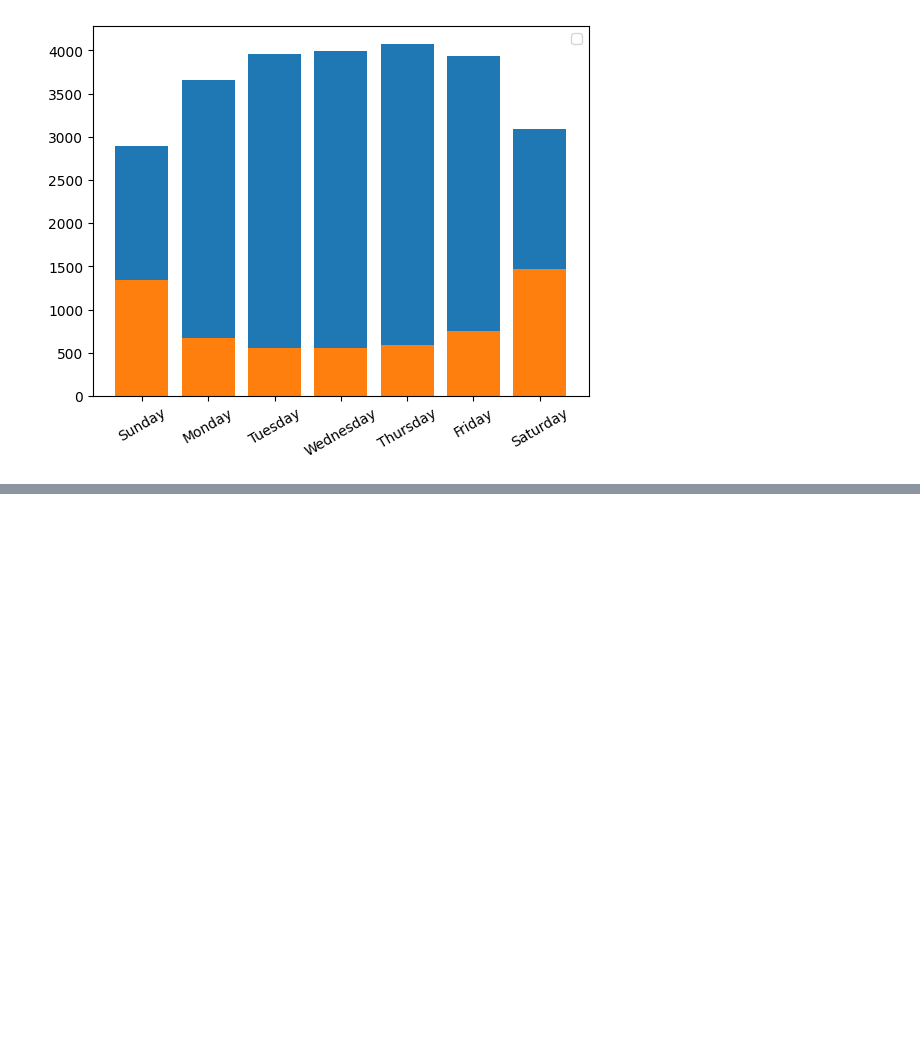
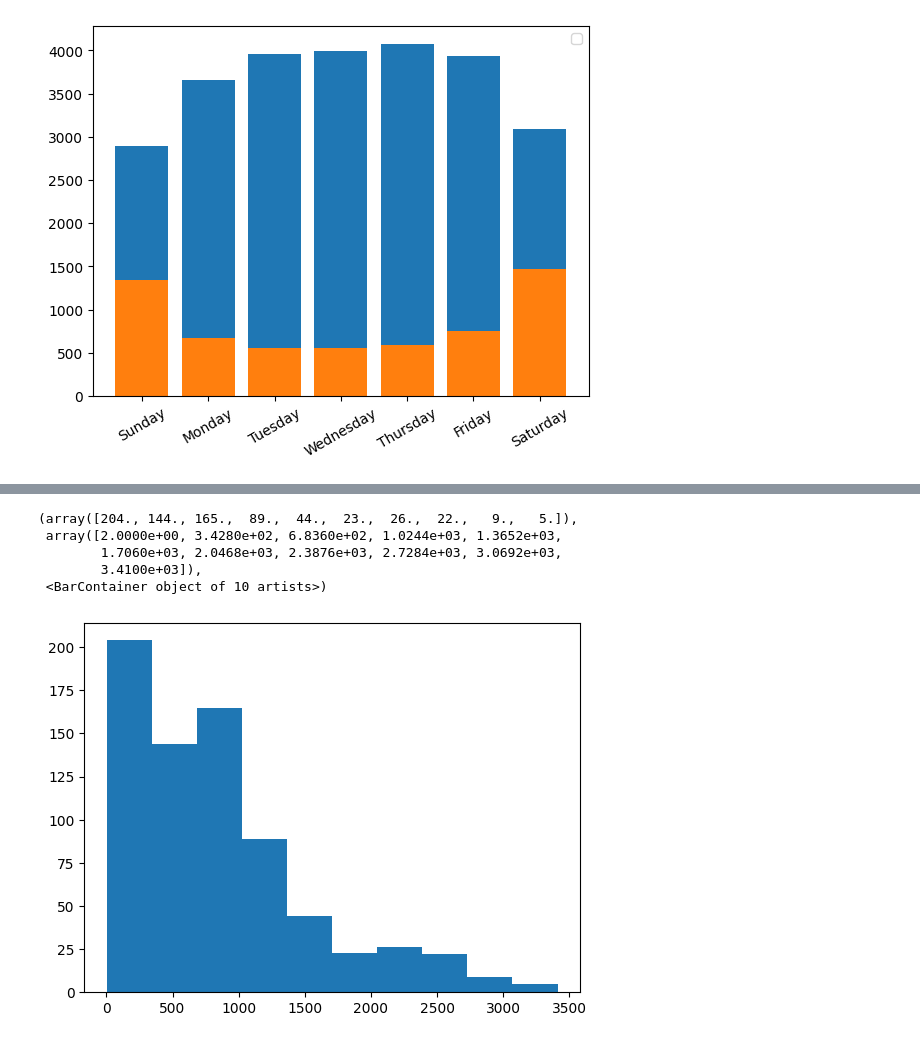
Before and after one commit to MathewLipman/Work-Samples, a Jupyter notebook: Bike_Share_Time_Series.ipynb, the cells around one changed output, grey strips where cells are left out. Saved outputs shown, nothing was run; the diff lists cells and outputs as text; code cells hidden in the pictures; blank space fills up the shorter version.

```diff
--- a/Bike_Share_Time_Series.ipynb
+++ b/Bike_Share_Time_Series.ipynb
@@ -618,0 +743,9 @@ Name: weekday, dtype: int64
+# %%
+plt.hist(day['casual'])
+# %% [output]
+(array([204., 144., 165.,  89.,  44.,  23.,  26.,  22.,   9.,   5.]),
+ array([2.0000e+00, 3.4280e+02, 6.8360e+02, 1.0244e+03, 1.3652e+03,
+        1.7060e+03, 2.0468e+03, 2.3876e+03, 2.7284e+03, 3.0692e+03,
+        3.4100e+03]),
+ <BarContainer object of 10 artists>)
+[figure, added]
```
Also changed, not shown: parts of 15 cells of this notebook.
